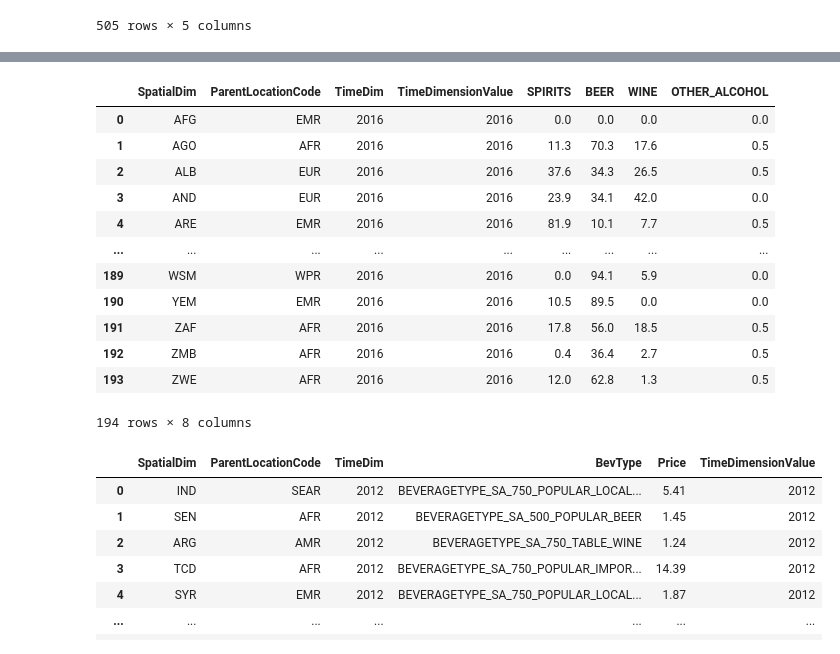
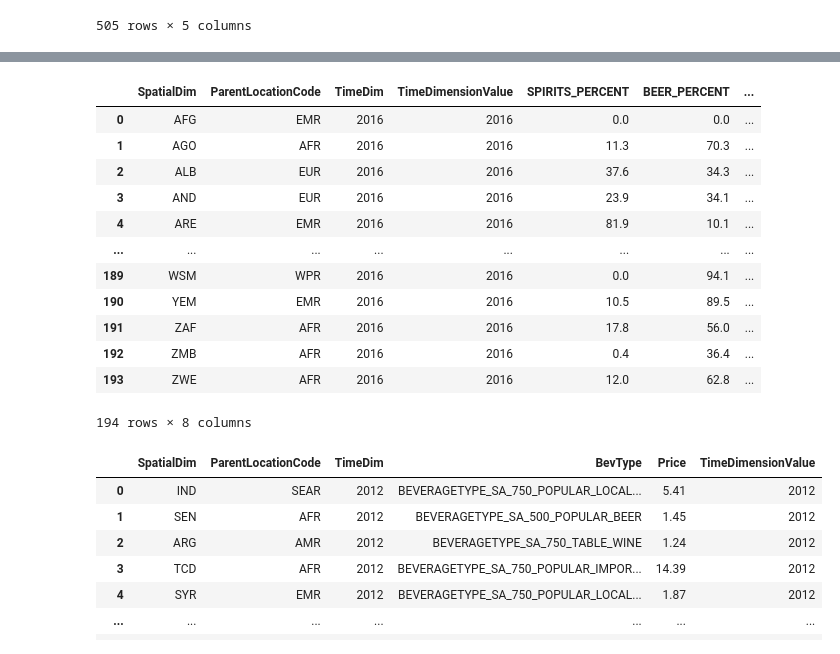
Before and after one commit to ThePennyGoblin/SMU_BootCamp_-Project_1, a Jupyter notebook: WHO Data API/PROJECT_1_Caitev3.ipynb, the cells around one changed output, grey strips where cells are left out. Saved outputs shown, nothing was run; the diff lists cells and outputs as text; code cells hidden in the pictures.

```diff
--- a/WHO Data API/PROJECT_1_Caitev3.ipynb
+++ b/WHO Data API/PROJECT_1_Caitev3.ipynb
@@ -116,3 +133,7 @@ display(df_1clean)
 | 774 | UKR | EUR | 2016 | ALCOHOLTYPE_SA_BEER | 42.3 | 2016 |
 | 775 | GBR | EUR | 2016 | ALCOHOLTYPE_SA_SPIRITS | 22.5 | 2016 |
 776 rows × 6 columns
+# %%
+# Set cells with "<" to null in the 'LPerCapita' column
+df_1clean['PercBevType'] = df_1clean['PercBevType'].replace('<1', 0)
+df_1clean['PercBevType'] = df_1clean['PercBevType'].replace('No data', 0)
@@ -119,32 +151,24 @@ display(df_1clean)
 # %%
-# Create new columns for SPIRITS, BEER, WINE, and OTHER_ALCOHOL
-df_1clean['SPIRITS'] = 0
-df_1clean['BEER'] = 0
-df_1clean['WINE'] = 0
-df_1clean['OTHER_ALCOHOL'] = 0
+# Create new columns for SPIRITS, BEER, WINE, and OTHER_ALCOHOL percentages
+df_1clean['SPIRITS_PERCENT'] = 0
+df_1clean['BEER_PERCENT'] = 0
+df_1clean['WINE_PERCENT'] = 0
+df_1clean['OTHER_ALCOHOL_PERCENT'] = 0
 
 # Iterate over rows and update SPIRITS, BEER, WINE, or OTHER_ALCOHOL columns based on 'BevType'
 for index, row in df_1clean.iterrows():
-    if row['LPerCapita'] is not None and row['LPerCapita'] != 'No data':
+    if row['PercBevType'] is not None and row['PercBevType'] != 'No data':
         if 'SPIRITS' in row['BevType']:
-            df_1clean.at[index, 'SPIRITS'] = float(row['LPerCapita'])
+            df_1clean.at[index, 'SPIRITS_PERCENT'] = float(row['PercBevType'])
         elif 'BEER' in row['BevType']:
-            df_1clean.at[index, 'BEER'] = float(row['LPerCapita'])
+            df_1clean.at[index, 'BEER_PERCENT'] = float(row['PercBevType'])
         elif 'WINE' in row['BevType']:
-            df_1clean.at[index, 'WINE'] = float(row['LPerCapita'])
+            df_1clean.at[index, 'WINE_PERCENT'] = float(row['PercBevType'])
         elif 'OTHER_ALCOHOL' in row['BevType']:
-            # Replace "<1" with 0.5, assuming it represents a value less than 1
-            l_per_capita = row['LPerCapita'].replace('<', '')
-            df_1clean.at[index, 'OTHER_ALCOHOL'] = float(l_per_capita) if l_per_capita.isnumeric() else 0.5
+            df_1clean.at[index, 'OTHER_ALCOHOL_PERCENT'] = float(row['PercBevType'])
 
-# Explicitly cast the newly added columns to float
-df_1clean['SPIRITS'] = df_1clean['SPIRITS'].astype(float)
-df_1clean['BEER'] = df_1clean['BEER'].astype(float)
-df_1clean['WINE'] = df_1clean['WINE'].astype(float)
-df_1clean['OTHER_ALCOHOL'] = df_1clean['OTHER_ALCOHOL'].astype(float)
-
-# Drop the original 'LPerCapita' and 'BevType' columns if no longer needed
-df_1clean.drop(columns=['LPerCapita', 'BevType'], inplace=True)
+# Drop the original 'PercBevType' and 'BevType' columns if no longer needed
+df_1clean.drop(columns=['PercBevType', 'BevType'], inplace=True)
 
 # Display the updated DataFrame
 display(df_1clean)
@@ -181,23 +205,29 @@ See the caveats in the documentation: https://pandas.pydata.org/pandas-docs/stab
 776 rows × 8 columns
 # %%
 # Group by 'SpatialDim' and aggregate the values of 'SPIRITS', 'BEER', 'WINE', and 'OTHER_ALCOHOL'
-df_1clean1 = df_1clean.groupby(['SpatialDim', 'ParentLocationCode', 'TimeDim', 'TimeDimensionValue']).agg({'SPIRITS': 'sum', 'BEER': 'sum', 'WINE': 'sum', 'OTHER_ALCOHOL': 'sum'}).reset_index()
+df_1clean1 = df_1clean.groupby(['SpatialDim',
+                                'ParentLocationCode',
+                                'TimeDim',
+                                'TimeDimensionValue']).agg({'SPIRITS_PERCENT': 'sum',
+                                                            'BEER_PERCENT': 'sum',
+                                                            'WINE_PERCENT': 'sum',
+                                                            'OTHER_ALCOHOL_PERCENT': 'sum'}).reset_index()
 
 # Display the updated DataFrame
 display(df_1clean1)
 # %% [output]
-|  | SpatialDim | ParentLocationCode | TimeDim | TimeDimensionValue | SPIRITS | BEER | WINE | OTHER_ALCOHOL |
-| 0 | AFG | EMR | 2016 | 2016 | 0.0 | 0.0 | 0.0 | 0.0 |
-| 1 | AGO | AFR | 2016 | 2016 | 11.3 | 70.3 | 17.6 | 0.5 |
-| 2 | ALB | EUR | 2016 | 2016 | 37.6 | 34.3 | 26.5 | 0.5 |
-| 3 | AND | EUR | 2016 | 2016 | 23.9 | 34.1 | 42.0 | 0.0 |
-| 4 | ARE | EMR | 2016 | 2016 | 81.9 | 10.1 | 7.7 | 0.5 |
-| ... | ... | ... | ... | ... | ... | ... | ... | ... |
-| 189 | WSM | WPR | 2016 | 2016 | 0.0 | 94.1 | 5.9 | 0.0 |
-| 190 | YEM | EMR | 2016 | 2016 | 10.5 | 89.5 | 0.0 | 0.0 |
-| 191 | ZAF | AFR | 2016 | 2016 | 17.8 | 56.0 | 18.5 | 0.5 |
-| 192 | ZMB | AFR | 2016 | 2016 | 0.4 | 36.4 | 2.7 | 0.5 |
-| 193 | ZWE | AFR | 2016 | 2016 | 12.0 | 62.8 | 1.3 | 0.5 |
+|  | SpatialDim | ParentLocationCode | TimeDim | TimeDimensionValue | SPIRITS_PERCENT | BEER_PERCENT | ... |
+| 0 | AFG | EMR | 2016 | 2016 | 0.0 | 0.0 | ... |
+| 1 | AGO | AFR | 2016 | 2016 | 11.3 | 70.3 | ... |
+| 2 | ALB | EUR | 2016 | 2016 | 37.6 | 34.3 | ... |
+| 3 | AND | EUR | 2016 | 2016 | 23.9 | 34.1 | ... |
+| 4 | ARE | EMR | 2016 | 2016 | 81.9 | 10.1 | ... |
+| ... | ... | ... | ... | ... | ... | ... | ... |
+| 189 | WSM | WPR | 2016 | 2016 | 0.0 | 94.1 | ... |
+| 190 | YEM | EMR | 2016 | 2016 | 10.5 | 89.5 | ... |
+| 191 | ZAF | AFR | 2016 | 2016 | 17.8 | 56.0 | ... |
+| 192 | ZMB | AFR | 2016 | 2016 | 0.4 | 36.4 | ... |
+| 193 | ZWE | AFR | 2016 | 2016 | 12.0 | 62.8 | ... |
 194 rows × 8 columns
 # %%
 ###PRICES BY ALC
```
Also changed, not shown: parts of 16 cells of this notebook, 15 other files.
